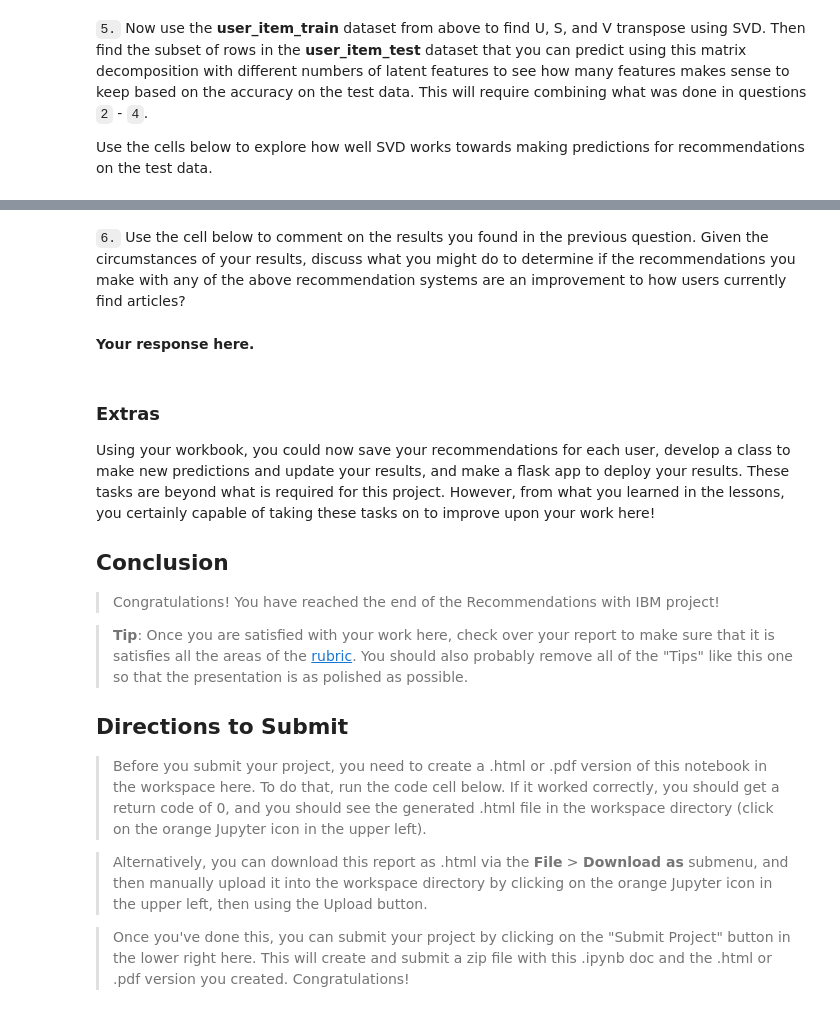
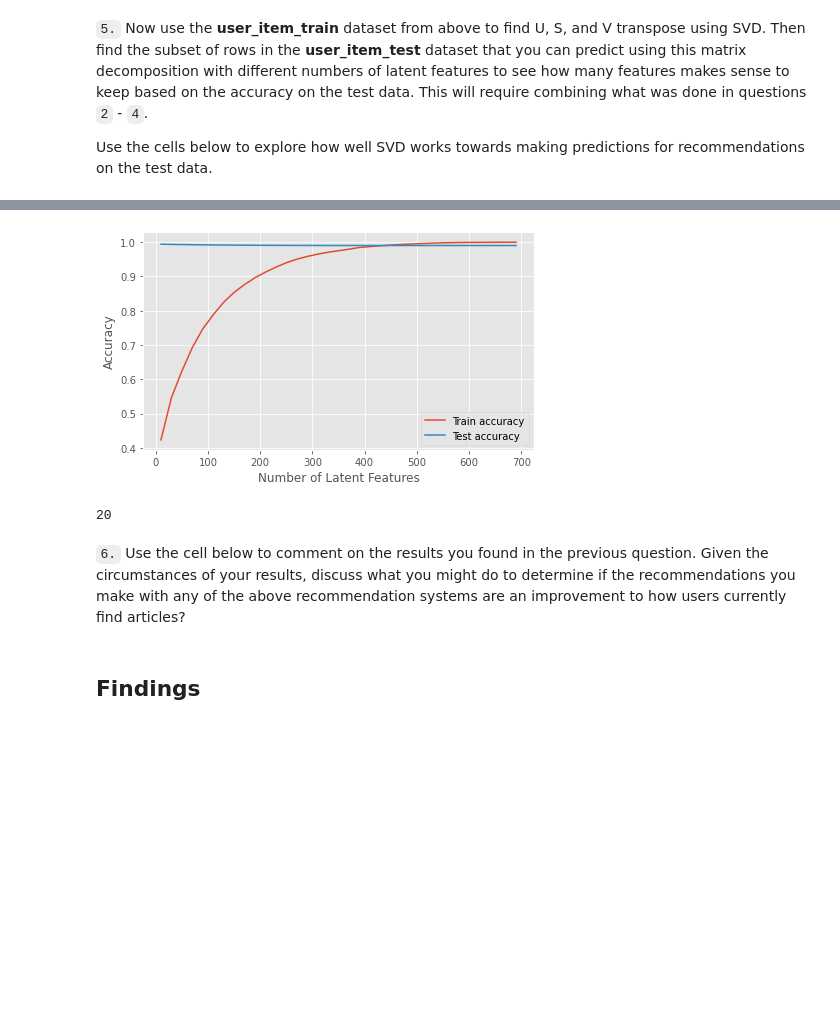
Before and after one commit to 0xArwa/Recommendations-with-IBM, a Jupyter notebook: Recommendations_with_IBM.ipynb, the cells around one changed output, grey strips where cells are left out. Saved outputs shown, nothing was run; the diff lists cells and outputs as text; code cells hidden in the pictures; blank space fills up the shorter version.

```diff
--- a/Recommendations_with_IBM.ipynb
+++ b/Recommendations_with_IBM.ipynb
@@ -886,0 +877,19 @@ u_train, s_train, vt_train = # fit svd similar to above then use the cells below
+# %%
+# number of latent features
+latent_features = np.arange(10,700+10,20)
+# %%
+# empty lists to store errors
+train_err = []
+test_err = []
+# %%
+# getting rows and columns of train sets
+r = user_item_train.index.isin(test_idx)
+c = user_item_train.columns.isin(test_arts)
+
+# subsets
+u_test = u_train[r, :]
+vt_test = vt_train[:, c]
+# %%
+# getting common users on train and test sets
+intersection = list(set(user_item_train.index).intersection(set(test_idx)))
+intersection
@@ -887,24 +917,41 @@ u_train, s_train, vt_train = # fit svd similar to above then use the cells below
+# %%
+for n in latent_features:
+    # restructure with n latent features
+    s_train1, u_train1, vt_train1 = np.diag(s_train[:n]), u_train[:, :n], vt_train[:n, :]
+    u_test1, vt_test1 = u_test[:, :n], vt_test[:n, :]
+
+    # predict by using dot product
+    train_pred = np.around(np.dot(np.dot(u_train1, s_train1), vt_train1))
+    test_pred = np.around(np.dot(np.dot(u_test1, s_train1), vt_test1))
+
+    # computing errors
+    diffs_train = np.subtract(user_item_train, train_pred)
+    diffs_test = np.subtract(user_item_test.loc[intersection,:], test_pred)
+
+    # total errors
+    total_train = np.sum(np.sum(np.abs(diffs_train)))
+    total_test = np.sum(np.sum(np.abs(diffs_test)))
+
+    train_err.append(total_train)
+    test_err.append(total_test)
+
+
+# plotting accuracy scores for test and train
+plt.figure(figsize = (7,4))
+# accuracy = (1 - error rate)
+plt.plot(latent_features, 1 - np.array(train_err)/df.shape[0], label='Train accuracy')
+plt.plot(latent_features, 1 - np.array(test_err)/df.shape[0], label='Test accuracy')
+plt.xlabel('Number of Latent Features')
+plt.ylabel('Accuracy')
+plt.legend()
+plt.show()
+# %% [output]
+[figure, added]
+# %%
+len(intersection)
+# %% [output]
+20
 # %% [markdown]
 `6.` Use the cell below to comment on the results you found in the previous question. Given the circumstances of your results, discuss what you might do to determine if the recommendations you make with any of the above recommendation systems are an improvement to how users currently find articles?
-# %% [markdown]
-**Your response here.**
-# %% [markdown]
-<a id='conclusions'></a>
-### Extras
-Using your workbook, you could now save your recommendations for each user, develop a class to make new predictions and update your results, and make a flask app to deploy your results.  These tasks are beyond what is required for this project.  However, from what you learned in the lessons, you certainly capable of taking these tasks on to improve upon your work here!
-
-
-## Conclusion
-
-> Congratulations!  You have reached the end of the Recommendations with IBM project!
-
-> **Tip**: Once you are satisfied with your work here, check over your report to make sure that it is satisfies all the areas of the [rubric](https://review.udacity.com/#!/rubrics/2322/view). You should also probably remove all of the "Tips" like this one so that the presentation is as polished as possible.
-
-
-## Directions to Submit
-
-> Before you submit your project, you need to create a .html or .pdf version of this notebook in the workspace here. To do that, run the code cell below. If it worked correctly, you should get a return code of 0, and you should see the generated .html file in the workspace directory (click on the orange Jupyter icon in the upper left).
-
-> Alternatively, you can download this report as .html via the **File** > **Download as** submenu, and then manually upload it into the workspace directory by clicking on the orange Jupyter icon in the upper left, then using the Upload button.
-
-> Once you've done this, you can submit your project by clicking on the "Submit Project" button in the lower right here. This will create and submit a zip file with this .ipynb doc and the .html or .pdf version you created. Congratulations!
+# %% [markdown]
+## Findings
```
Also changed, not shown: parts of 14 cells of this notebook.
